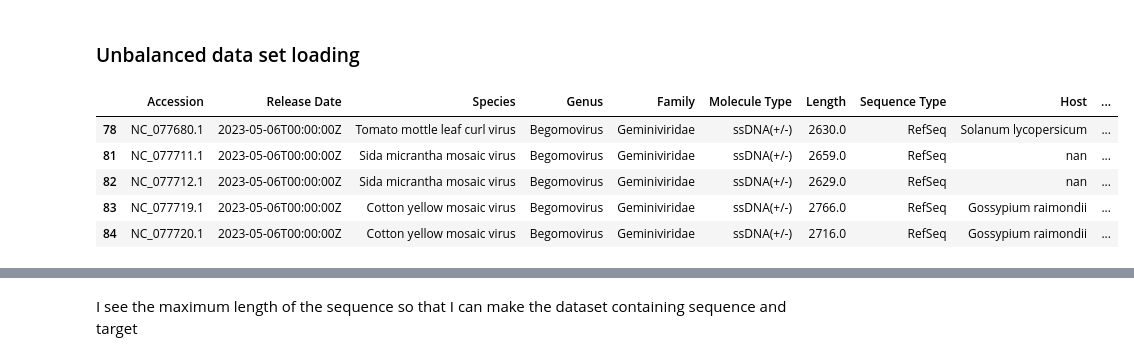
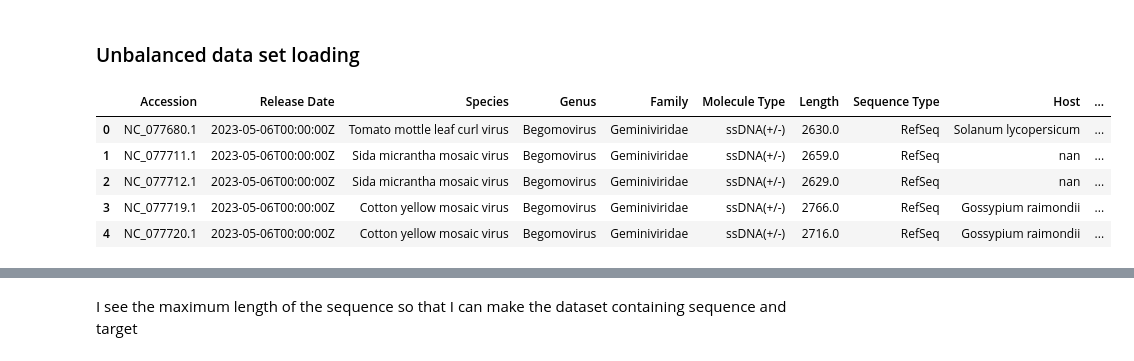
Before and after one commit to VitoNicolaLosavio/Continue-Learning-for-Multi-class-Classification-of-Viral-Genomic-Sequences, a Jupyter notebook: MulticlassClassification.ipynb, the cells around one changed output, grey strips where cells are left out. Cells and saved outputs as stored; diff of their text form; code cells hidden in the pictures.

```diff
--- a/MulticlassClassification.ipynb
+++ b/MulticlassClassification.ipynb
@@ -7,7 +12,7 @@ We will propose different models for the task on a different dataset
 #### Definition of common import and functions
 # %%
 from json import encoder
-
+import json
 import pandas as pd
 
 import keras
@@ -15,12 +20,12 @@ import keras
 from sklearn.metrics import classification_report, accuracy_score, confusion_matrix
 from sklearn.model_selection import StratifiedKFold
 from sklearn.model_selection import train_test_split
-from sklearn.preprocessing import OrdinalEncoder
+from sklearn.preprocessing import LabelEncoder, OneHotEncoder
 
 from tqdm import tqdm
 from matplotlib import pyplot as plt
 
-df_path = 'Dataset/MulticlassDatasets/'
+df_path = '/content/drive/MyDrive/Dataset/MulticlassDatasets/'
 epochs = 20
 # %% [markdown]
 ## Models
@@ -38,16 +44,22 @@ def get_model(dimension, num_classes):
 # %% [markdown]
 ### Unbalanced data set loading
 # %%
-df = pd.read_parquet(df_path+'UnbalancedDataset.parquet')
-
+df = None
+with open(df_path+'UnBalancedDataset.jsonl') as f:
+  for index, line in tqdm(enumerate(f)):
+      data = json.loads(line)
+      if df is None:
+          df = pd.DataFrame(data=data, index=[0])
+      else:
+          df.loc[len(df)] = data
 df.head()
 # %% [output]
 |  | Accession | Release Date | Species | Genus | Family | Molecule Type | Length | Sequence Type | Host | ... |
-| 78 | NC_077680.1 | 2023-05-06T00:00:00Z | Tomato mottle leaf curl virus | Begomovirus | Geminiviridae | ssDNA(+/-) | 2630.0 | RefSeq | Solanum lycopersicum | ... |
-| 81 | NC_077711.1 | 2023-05-06T00:00:00Z | Sida micrantha mosaic virus | Begomovirus | Geminiviridae | ssDNA(+/-) | 2659.0 | RefSeq | nan | ... |
-| 82 | NC_077712.1 | 2023-05-06T00:00:00Z | Sida micrantha mosaic virus | Begomovirus | Geminiviridae | ssDNA(+/-) | 2629.0 | RefSeq | nan | ... |
-| 83 | NC_077719.1 | 2023-05-06T00:00:00Z | Cotton yellow mosaic virus | Begomovirus | Geminiviridae | ssDNA(+/-) | 2766.0 | RefSeq | Gossypium raimondii | ... |
-| 84 | NC_077720.1 | 2023-05-06T00:00:00Z | Cotton yellow mosaic virus | Begomovirus | Geminiviridae | ssDNA(+/-) | 2716.0 | RefSeq | Gossypium raimondii | ... |
+| 0 | NC_077680.1 | 2023-05-06T00:00:00Z | Tomato mottle leaf curl virus | Begomovirus | Geminiviridae | ssDNA(+/-) | 2630.0 | RefSeq | Solanum lycopersicum | ... |
+| 1 | NC_077711.1 | 2023-05-06T00:00:00Z | Sida micrantha mosaic virus | Begomovirus | Geminiviridae | ssDNA(+/-) | 2659.0 | RefSeq | nan | ... |
+| 2 | NC_077712.1 | 2023-05-06T00:00:00Z | Sida micrantha mosaic virus | Begomovirus | Geminiviridae | ssDNA(+/-) | 2629.0 | RefSeq | nan | ... |
+| 3 | NC_077719.1 | 2023-05-06T00:00:00Z | Cotton yellow mosaic virus | Begomovirus | Geminiviridae | ssDNA(+/-) | 2766.0 | RefSeq | Gossypium raimondii | ... |
+| 4 | NC_077720.1 | 2023-05-06T00:00:00Z | Cotton yellow mosaic virus | Begomovirus | Geminiviridae | ssDNA(+/-) | 2716.0 | RefSeq | Gossypium raimondii | ... |
 # %%
 df = df.sample(frac=1).reset_index(drop=True)
 df.head()
```
Also changed, not shown: parts of 14 cells of this notebook.
